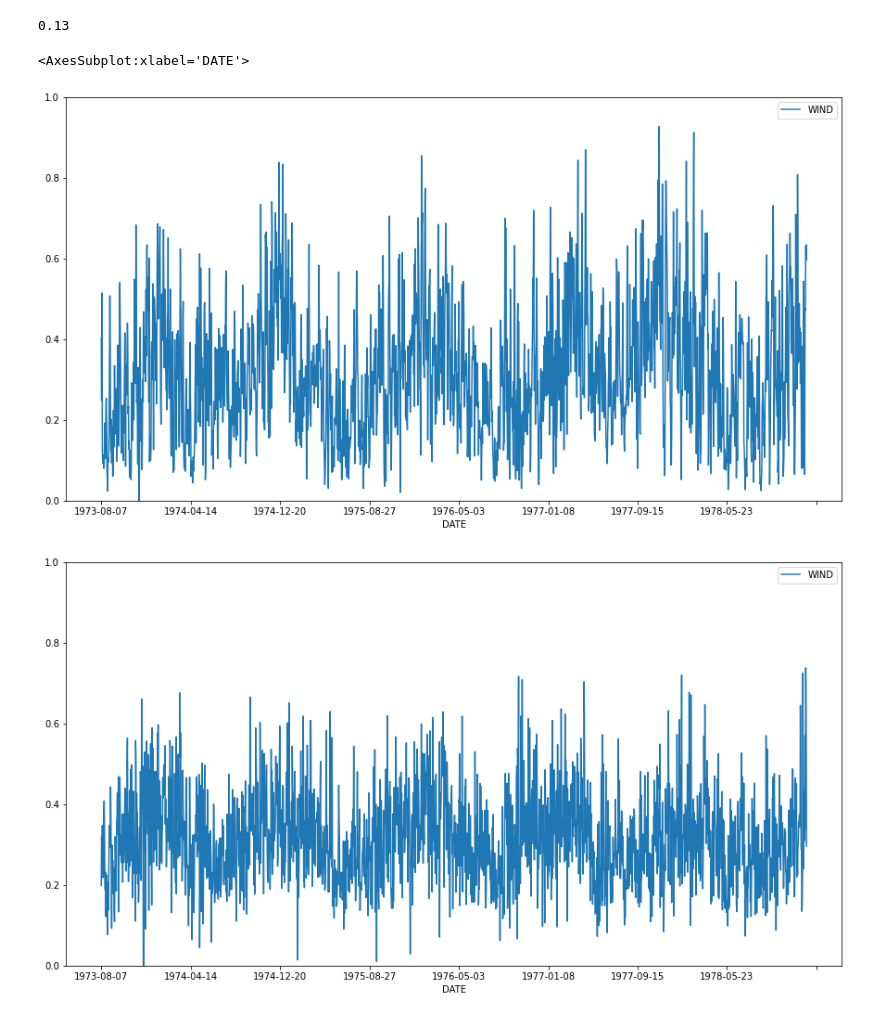
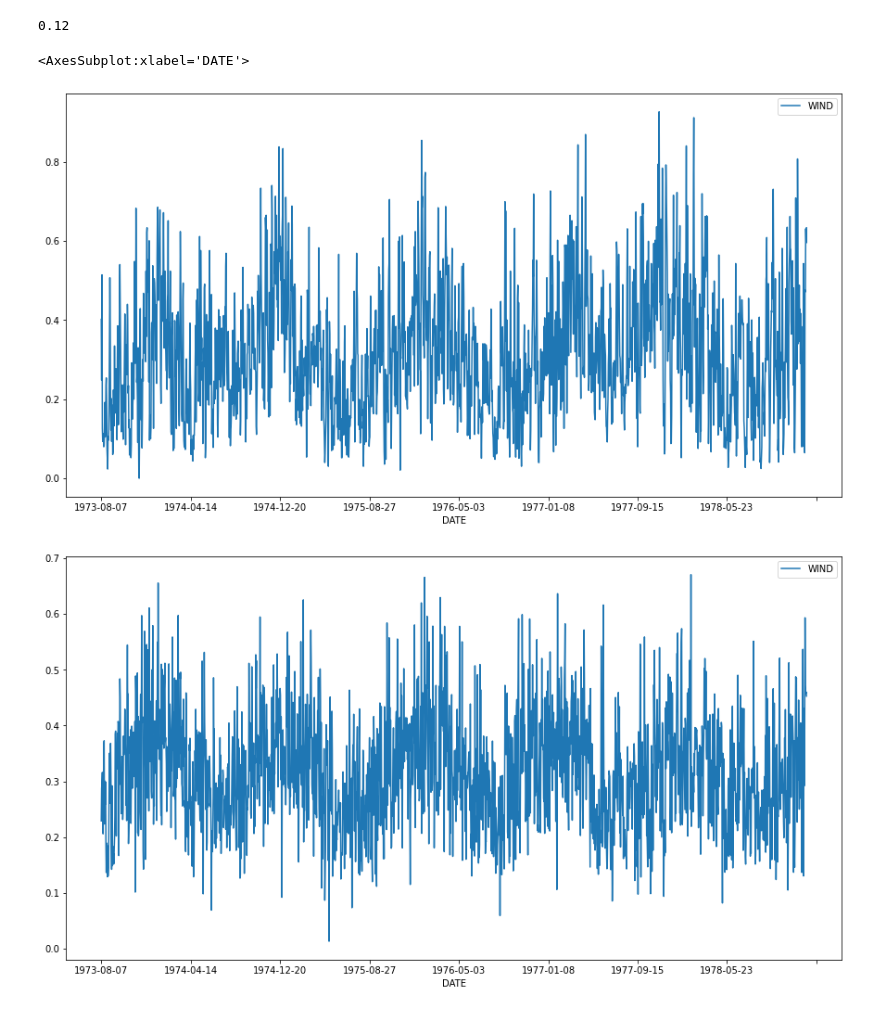
Before and after one commit to iavirovic/strojno-ucenje, a Jupyter notebook: notebooks/XGBoost-Scaled.ipynb, the cells around one changed output. Cells and saved outputs as stored; diff of their text form; code cells hidden in the pictures.

```diff
--- a/notebooks/XGBoost-Scaled.ipynb
+++ b/notebooks/XGBoost-Scaled.ipynb
@@ -30,7 +32,7 @@ y2_train = train_df2['WIND']
 X2_test = test_df2.drop('WIND', axis='columns')
 y2_test = test_df2['WIND']
 # %%
-model = XGBRegressor(eta=0.5)
+model = XGBRegressor(eta=0.25)
 
 cv = RepeatedKFold(n_splits=10, n_repeats=3, random_state=1)
 
@@ -66,19 +68,19 @@ predicted_y1_df1.plot(y='WIND',figsize=(15,8), ylim=(0, 1))
 # %%
 model.fit(X2_train, y2_train)
 
 predicted_y2 = model.predict(X2_test)
 
 print(round(mean_absolute_error(y2_test, predicted_y2), 2))
 
 test_df2['DATE'] = original_df2['DATE']
 test_df2 = test_df2.set_index('DATE')
-test_df2.plot(y='WIND',figsize=(15,8), ylim=(0,1))
+test_df2.plot(y='WIND',figsize=(15,8))
 
 predicted_y2_df2 = pd.DataFrame([list(x) for x in zip(test_df2.index.array, predicted_y2)], columns=['DATE', 'WIND'])
 predicted_y2_df2 = predicted_y2_df2.set_index('DATE')
-predicted_y2_df2.plot(y='WIND',figsize=(15,8), ylim=(0,1))
+predicted_y2_df2.plot(y='WIND',figsize=(15,8))
 # %% [output]
-0.13
+0.12
 <AxesSubplot:xlabel='DATE'>
-[figure, old version]
+[figure, new version]
-[figure, old version]
+[figure, new version]
```
Also changed, not shown: parts of 3 cells of this notebook, 2 other files.
